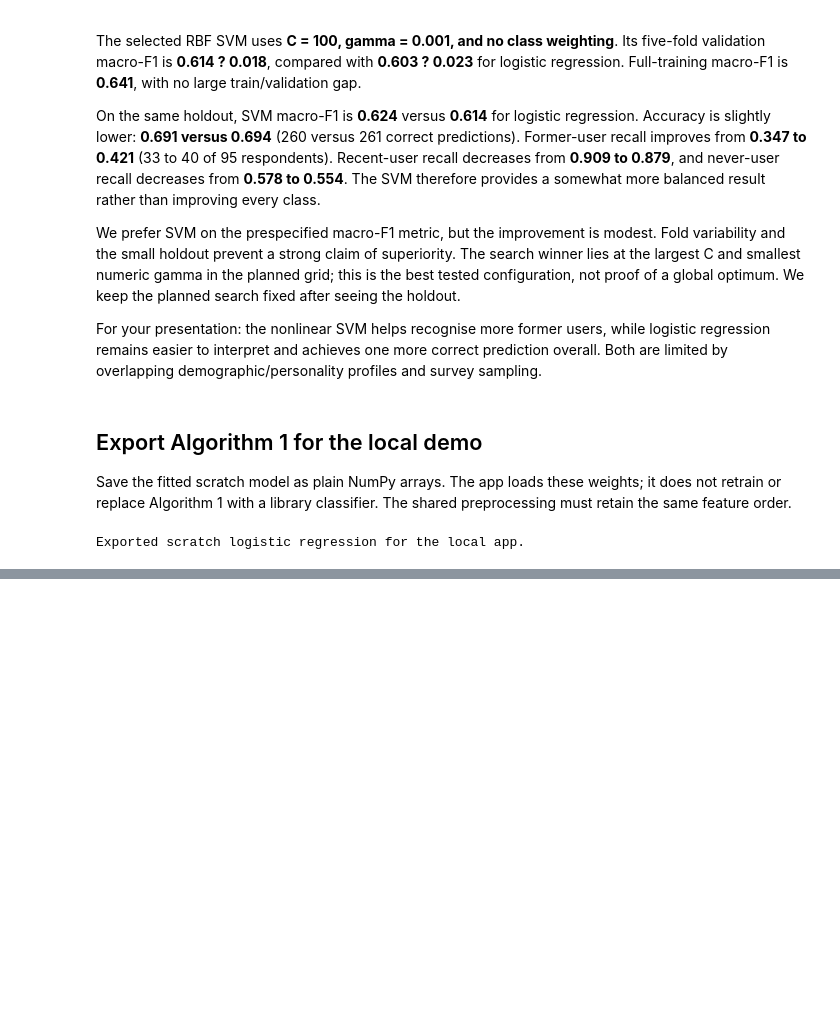
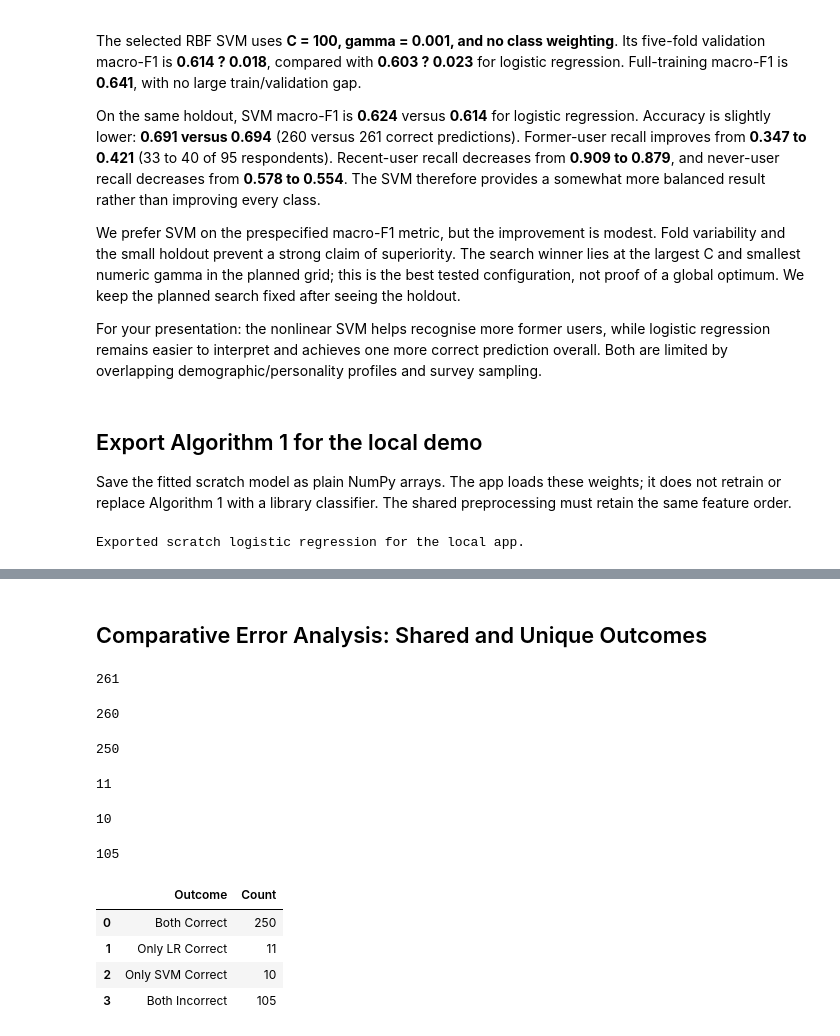
Before and after one commit to bestabhinav97/ml-final-project, a Jupyter notebook: notebooks/ML_project.ipynb, the cells around one changed output, grey strips where cells are left out. Drawn from its saved outputs; the diff is of its cells as text; code cells hidden in the pictures; blank space fills up the shorter version.

```diff
--- a/notebooks/ML_project.ipynb
+++ b/notebooks/ML_project.ipynb
@@ -1073,0 +1104,2 @@ Exported scratch logistic regression for the local app.
+# %% [markdown]
+## Comparative Error Analysis: Shared and Unique Outcomes
@@ -1073,0 +1109,48 @@ Exported scratch logistic regression for the local app.
+# %%
+lr_correct_count = evaluation_df["lr_correct"].sum()
+print(lr_correct_count)
+# %% [output]
+261
+# %%
+svm_correct_count = evaluation_df["svm_correct"].sum()
+print(svm_correct_count)
+# %% [output]
+260
+# %%
+evaluation_df["both_correct"] = (evaluation_df["lr_correct"] & evaluation_df["svm_correct"])
+
+both_correct_count = evaluation_df["both_correct"].sum()
+print(both_correct_count)
+# %% [output]
+250
+# %%
+evaluation_df["only_lr_correct"] = (evaluation_df["lr_correct"] & ~evaluation_df["svm_correct"])
+only_lr_correct_count = evaluation_df["only_lr_correct"].sum()
+print(only_lr_correct_count)
+# %% [output]
+11
+# %%
+evaluation_df["only_svm_correct"] = (~evaluation_df["lr_correct"] & evaluation_df["svm_correct"])
+only_svm_correct_count = evaluation_df["only_svm_correct"].sum()
+print(only_svm_correct_count)
+# %% [output]
+10
+# %%
+evaluation_df["both_incorrect"] = (~evaluation_df["lr_correct"] & ~evaluation_df["svm_correct"])
+both_incorrect_count = evaluation_df["both_incorrect"].sum()
+print(both_incorrect_count)
+# %% [output]
+105
+# %%
+error_summary_df = pd.DataFrame({
+    "Outcome": ["Both Correct", "Only LR Correct", "Only SVM Correct", "Both Incorrect"],
+    "Count": [both_correct_count, only_lr_correct_count, only_svm_correct_count, both_incorrect_count]
+})
+
+display(error_summary_df)
+# %% [output]
+|  | Outcome | Count |
+| 0 | Both Correct | 250 |
+| 1 | Only LR Correct | 11 |
+| 2 | Only SVM Correct | 10 |
+| 3 | Both Incorrect | 105 |
```
Also changed, not shown: parts of 39 cells of this notebook.
